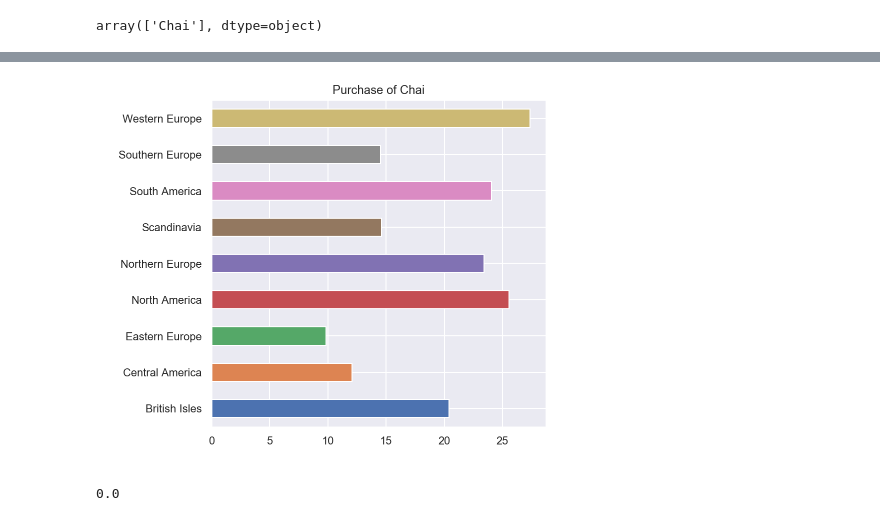
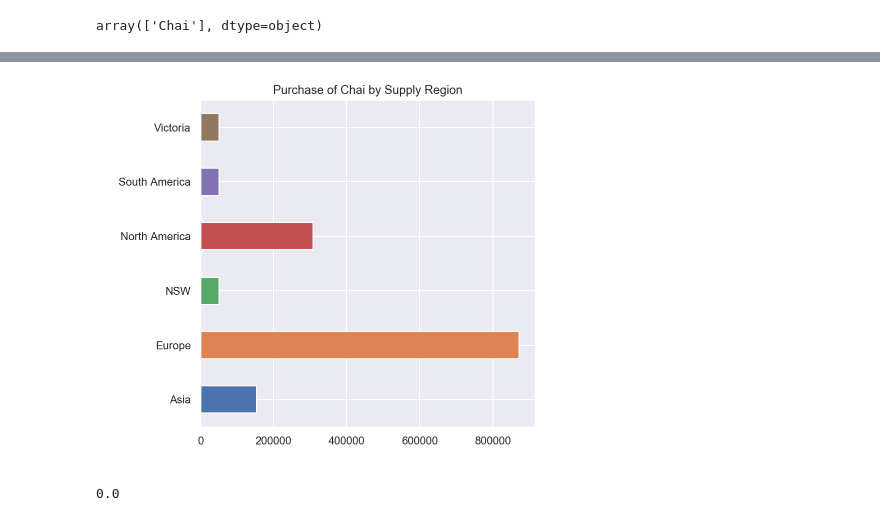
Before and after one commit to chelseapower/dsc-2-final-project-online-ds-pt-011419, a Jupyter notebook: Project2.ipynb, the cells around one changed output, grey strips where cells are left out. Saved outputs shown, nothing was run; the diff lists cells and outputs as text; code cells hidden in the pictures.

```diff
--- a/Project2.ipynb
+++ b/Project2.ipynb
@@ -285,10 +259,4 @@ df2.head()
 # %%
-# Group data by order and add the revenue for each order
-df2 = df2.groupby(['Region', 'OrderId'])['Price_Per_Order'].sum().reset_index()
-
-# Drop OrderID since we no longer need this
-df2.drop('OrderId', axis=1, inplace=True)
-
 # Combine Eastern and Southern Europe
 df2.loc[(df2.Region == 'Eastern Europe') | (df2.Region == 'Southern Europe'),'Region'] = 'Southern and Eastern Europe'
 
@@ -297,3 +265,6 @@ df2.loc[(df2.Region == 'Scandinavia') | (df2.Region == 'Northern Europe'),'Regio
 
 # Combine Central and South America
 df2.loc[(df2.Region == 'Central America') | (df2.Region == 'South America'),'Region'] = 'South and Central America'
+
+# Drop OrderId column now that we have the total revenue
+df2.drop(['OrderId'], axis=1, inplace=True)
@@ -450,6 +406,9 @@ df3.drop(df3[ df3['ProductName'] != 'Chai' ].index, inplace=True)
 # Combine Northern, Eastern, Southern Europe, Scandinavia and British Isles
 df3.loc[(df3.Region == 'Europe') | (df3.Region == 'Southern Europe') | (df3.Region == 'Scandinavia') | (df3.Region == 'British Isles') | (df3.Region == 'Western Europe') | (df3.Region == 'Northern Europe'),'Region'] = 'Europe'
 
+# Combine Eastern Asia, South-East Asia
+df3.loc[(df3.Region == 'Eastern Asia') | (df3.Region == 'South-East Asia'),'Region'] = 'Asia'
+
 # Confirm the only products are Chai
 df3['ProductName'].unique()
 # %% [output]
@@ -457,13 +428,13 @@ array(['Chai'], dtype=object)
 # %%
-# Plot the number of orders, total revenue per order and average revenue per order for each region
+# Plot the Quantity by Supply Region
 fig, (ax1) = plt.subplots(1, 1, figsize=(6,6))
-df4.groupby(['Region'])['Quantity'].mean().plot(kind='barh', ax=ax1)
+df3.groupby(['Region'])['Quantity'].sum().plot(kind='barh', ax=ax1)
 ax1.set_title('Purchase of Chai by Supply Region')
 ax1.set_ylabel(' ')
 ax1.set_xlabel(' ')
 fig.subplots_adjust(hspace=0.1);
 # %% [output]
-[figure, old version]
+[figure, new version]
 # %%
 # Create control group: Purchase of Chai in North America
 control = df3[df3['Region'] == 'North America']
```
Also changed, not shown: parts of 28 cells of this notebook, 1 other file.
